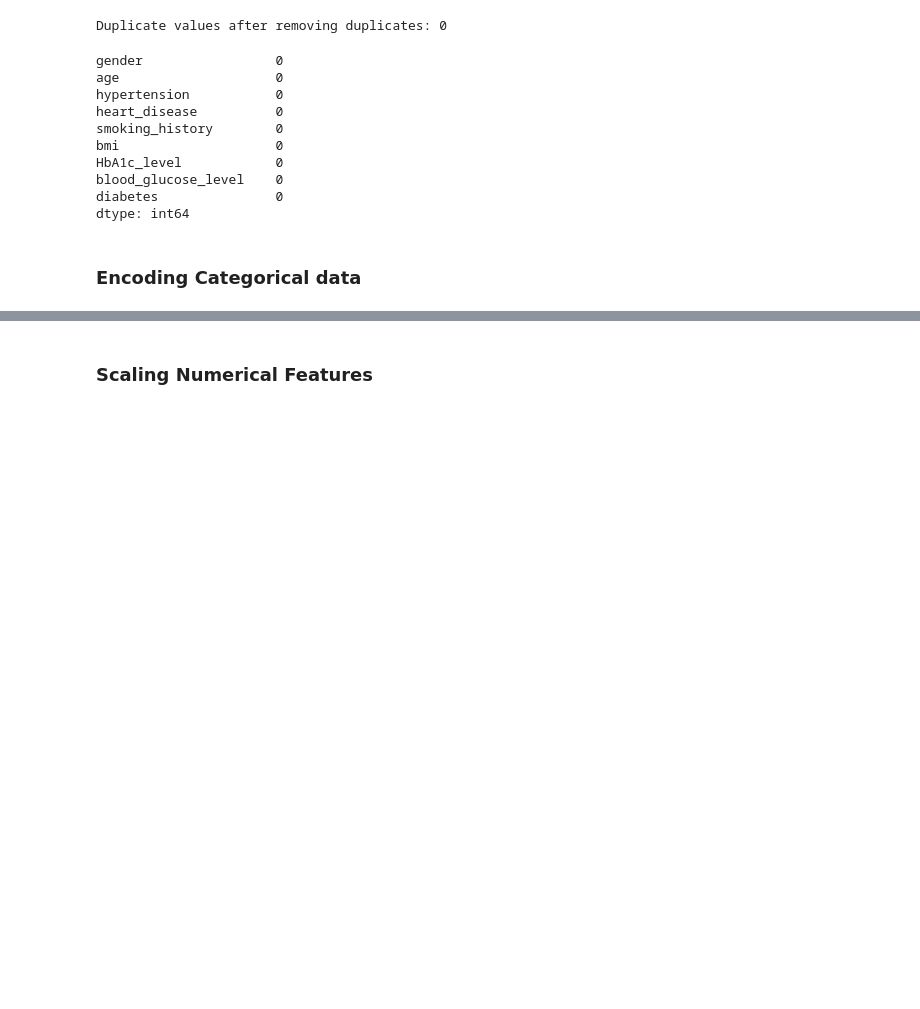
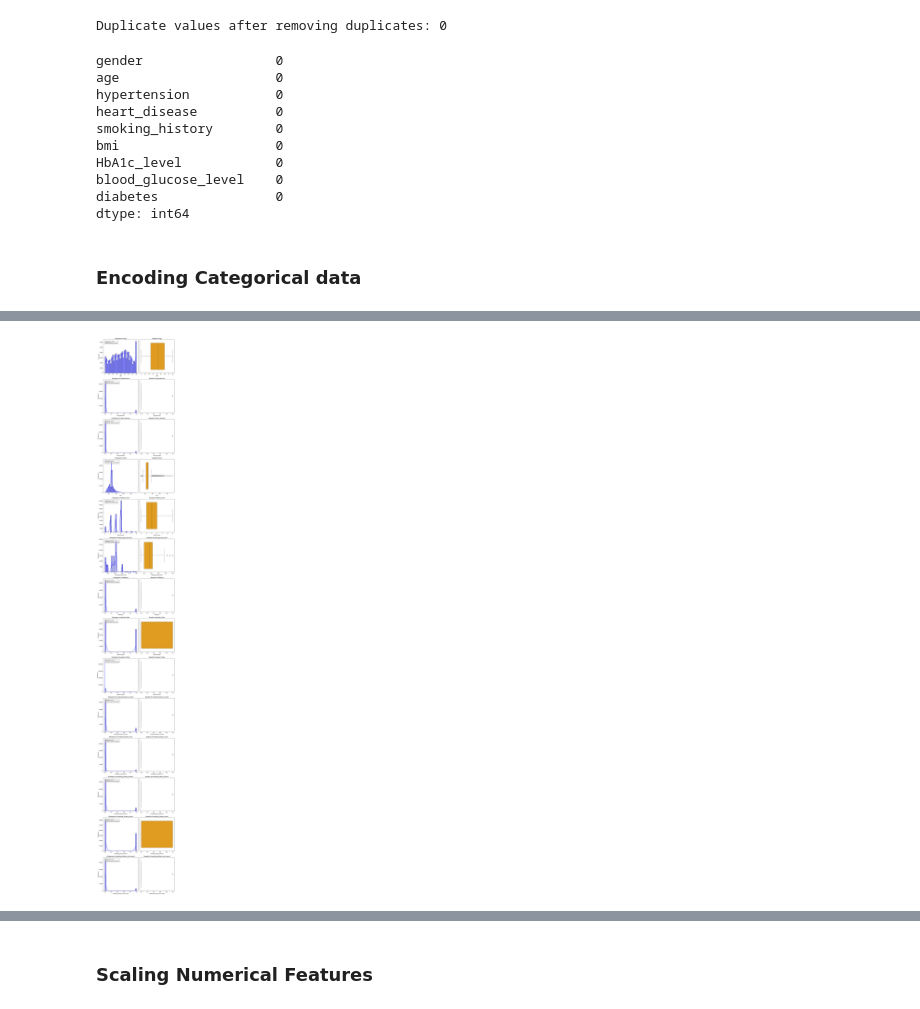
Before and after one commit to npesaras/exploratory-data-analysis, a Jupyter notebook: src/diabetes-prediction.ipynb, the cells around one changed output, grey strips where cells are left out. Drawn from its saved outputs; the diff is of its cells as text; code cells hidden in the pictures; blank space fills up the shorter version.

```diff
--- a/src/diabetes-prediction.ipynb
+++ b/src/diabetes-prediction.ipynb
@@ -191,3 +226,16 @@ diabetes               0
 dtype: int64
 # %% [markdown]
 ### Encoding Categorical data
+# %%
+# Display unique values for each column to identify categorical variables
+for column in data_set.columns:
+    unique_values = data_set[column].unique()
+    print(f"Column: {column}")
+    print(f"Unique Values: {unique_values[:10]}")  # Display only the first 10 unique values for brevity
+    print(f"Data Type: {data_set[column].dtype}")
+    print("-" * 50)
+
+# Based on the output, identify categorical variables
+categorical_columns = ['gender', 'smoking_history']  # Example: Update this list based on the output
+print("\nCategorical Variables:")
+print(categorical_columns)
@@ -230,0 +331,43 @@ dtype: object
+# %%
+# Calculate skewness for each numerical column
+numerical_columns = data_set.select_dtypes(include=[np.number]).columns
+
+skewness_values = data_set[numerical_columns].apply(skew, nan_policy='omit')
+
+# Define function to classify skewness
+def classify_skewness(value):
+    if abs(value) < 0.5:
+        return "Approximately Normal"
+    elif value > 0.5:
+        return "Positively Skewed (Right)"
+    else:
+        return "Negatively Skewed (Left)"
+
+# Apply classification
+skewness_classification = skewness_values.apply(classify_skewness)
+
+# Visualizing the distributions
+plt.figure(figsize=(10, 5 * len(numerical_columns)))
+
+for i, column in enumerate(numerical_columns, 1):
+    # Create subplots for histogram with KDE and boxplot
+    plt.subplot(len(numerical_columns), 2, 2 * i - 1)
+    sns.histplot(data_set[column], bins=30, kde=True, color="blue")
+    plt.title(f"Histogram of {column}")
+    plt.xlabel(column)
+    plt.ylabel("Frequency")
+
+    # Display skewness value inside the plot
+    text = f"Skewness: {skewness_values[column]:.2f}\n{skewness_classification[column]}"
+    plt.text(0.05, 0.95, text, transform=plt.gca().transAxes, fontsize=10,
+             verticalalignment='top', bbox=dict(facecolor='white', alpha=0.6))
+
+    plt.subplot(len(numerical_columns), 2, 2 * i)
+    sns.boxplot(x=data_set[column], color="orange")
+    plt.title(f"Boxplot of {column}")
+    plt.xlabel(column)
+
+plt.tight_layout()
+plt.show()
+# %% [output]
+[figure, added]
```
Also changed, not shown: parts of 29 cells of this notebook, 4 other files.
